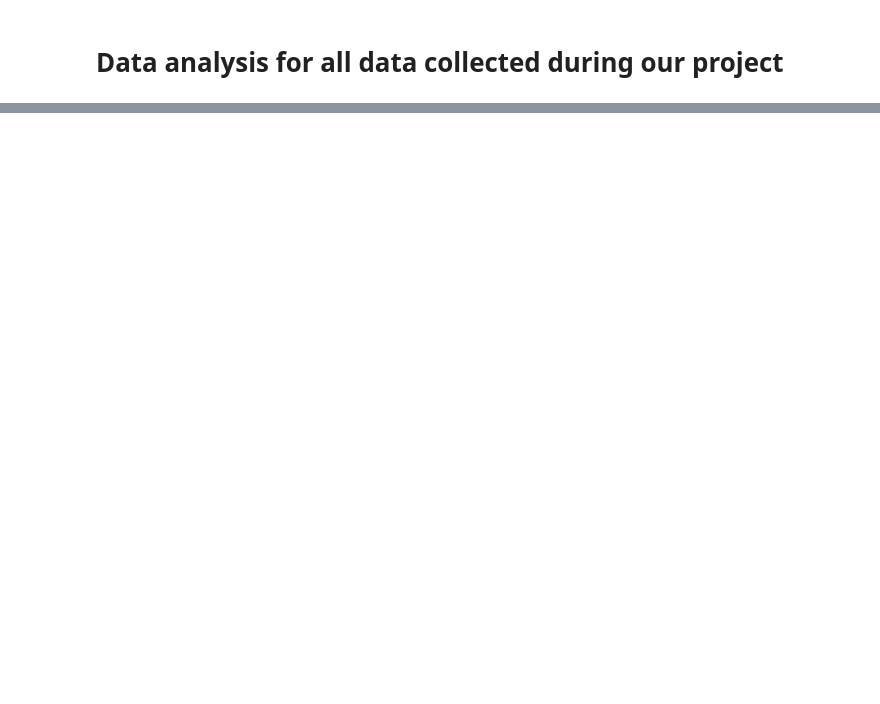
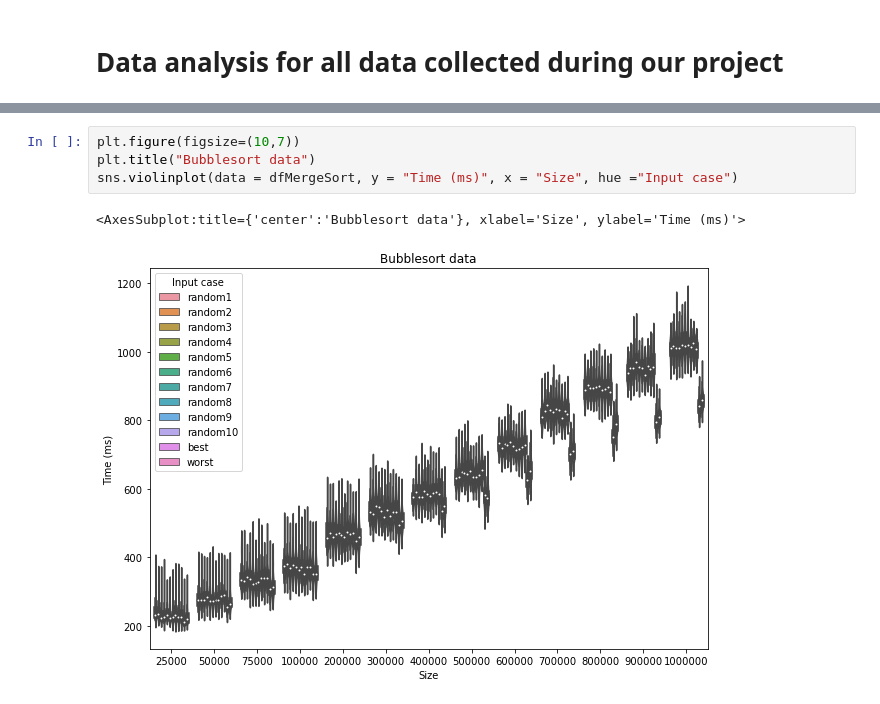
Before and after one commit to hrallil/RAPL_measurements, a Jupyter notebook: Java/FinalResults/DataAnalysis.ipynb, the cells around one changed output, grey strips where cells are left out. Saved outputs shown, nothing was run; the diff lists cells and outputs as text; blank space fills up the shorter version.

```diff
--- a/Java/FinalResults/DataAnalysis.ipynb
+++ b/Java/FinalResults/DataAnalysis.ipynb
@@ -146,0 +193,7 @@ sns.violinplot(data = dfBubbleSort[dfBubbleSort["Input case"]=="best"], y = "Tim
+# %%
+plt.figure(figsize=(10,7))
+plt.title("Bubblesort data")
+sns.violinplot(data = dfMergeSort, y = "Time (ms)", x = "Size", hue ="Input case")
+# %% [output]
+<AxesSubplot:title={'center':'Bubblesort data'}, xlabel='Size', ylabel='Time (ms)'>
+[figure, added]
```
Also changed, not shown: parts of 14 cells of this notebook.
